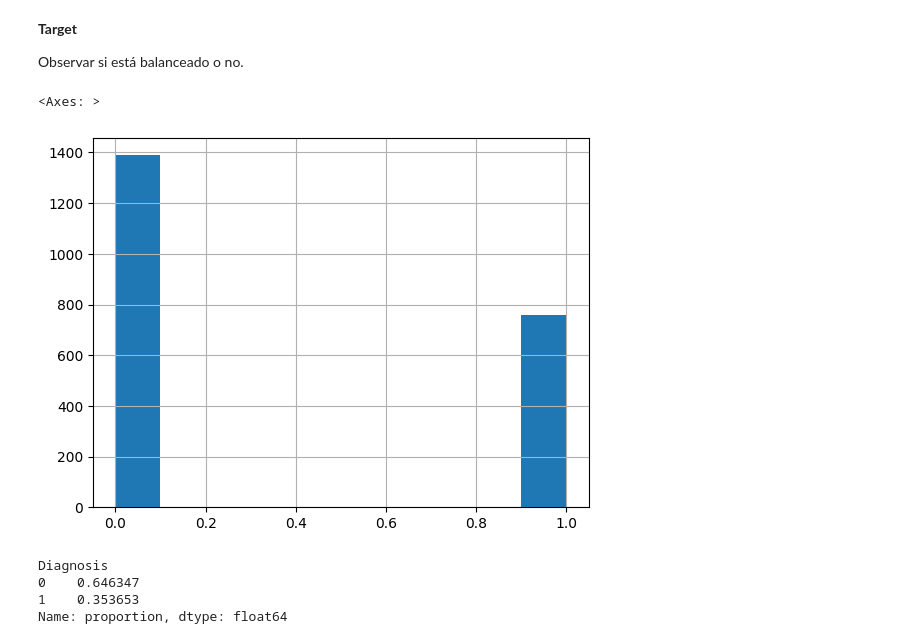
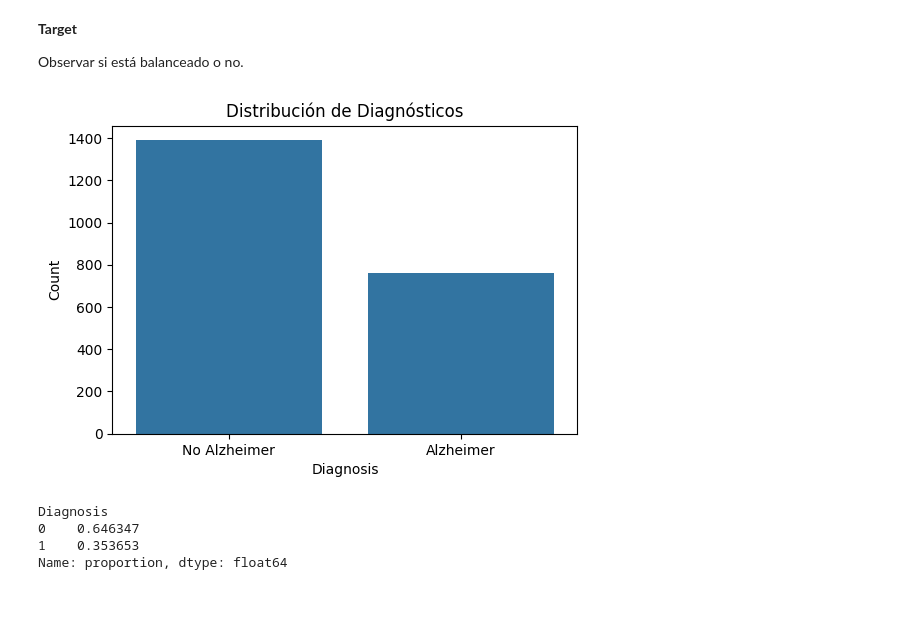
Before and after one commit to MartaaTebar/ML_Alzheimer_Disease, a Jupyter notebook: src/notebooks/primeras_pruebas.ipynb, the cells around one changed output. Saved outputs shown, nothing was run; the diff lists cells and outputs as text; code cells hidden in the pictures; blank space fills up the shorter version.

```diff
--- a/src/notebooks/primeras_pruebas.ipynb
+++ b/src/notebooks/primeras_pruebas.ipynb
@@ -84,11 +85,17 @@ La cardinalidad de la columna que recoge los índices es del 100.0%
 **Target**
 
 Observar si está balanceado o no.
-# %%
-df_alzheimer["Diagnosis"].hist()
-# %% [output]
-<Axes: >
-[figure, removed]
+# %%
+plt.figure(figsize=(6,4))
+sns.countplot(x=df_alzheimer["Diagnosis"])
+
+plt.title("Distribución de Diagnósticos")
+plt.xlabel("Diagnosis")
+plt.ylabel("Count")
+plt.xticks([0, 1], ["No Alzheimer", "Alzheimer"])
+plt.show()
+# %% [output]
+[figure, added]
 # %%
 df_alzheimer["Diagnosis"].value_counts(normalize=True)
 # %% [output]
```
Also changed, not shown: parts of 26 cells of this notebook.
